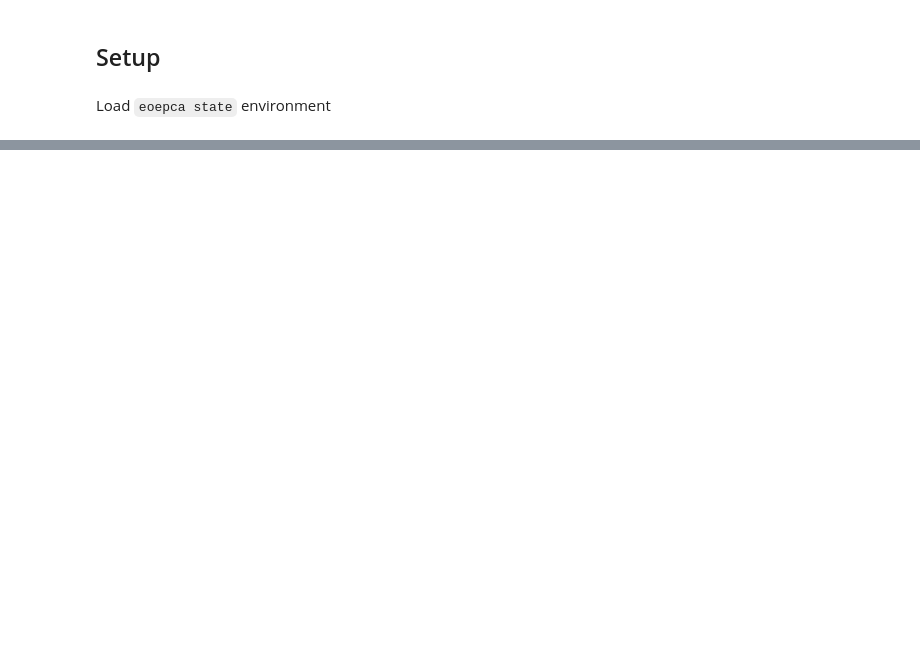
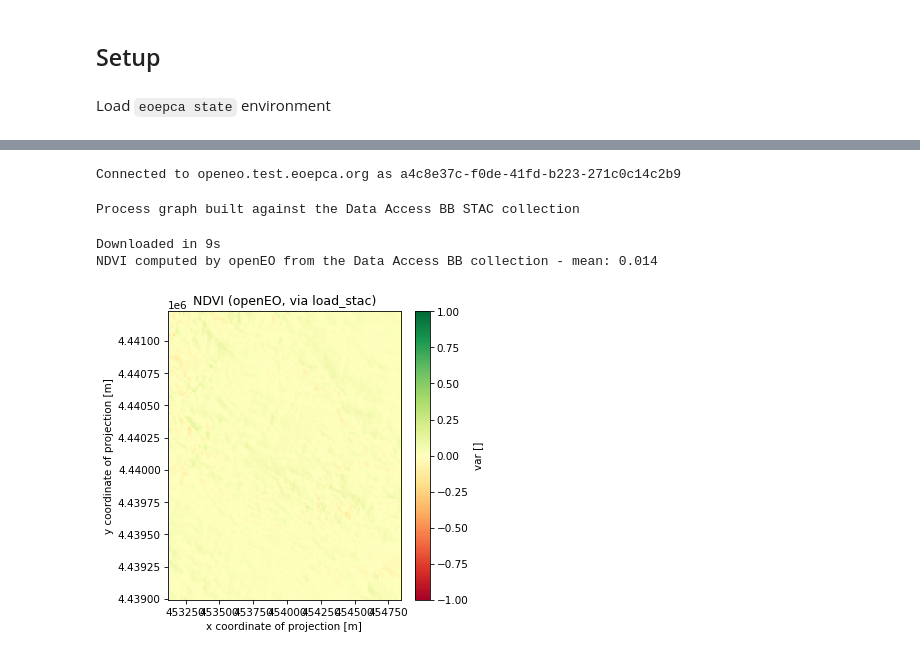
Before and after one commit to EOEPCA/deployment-guide, a Jupyter notebook: notebooks/examples/datacube-access/datacube-access.ipynb, the cells around one changed output, grey strips where cells are left out. Cells and saved outputs as stored; diff of their text form; code cells hidden in the pictures; blank space fills up the shorter version.

```diff
--- a/notebooks/examples/datacube-access/datacube-access.ipynb
+++ b/notebooks/examples/datacube-access/datacube-access.ipynb
@@ -318,0 +285,55 @@ if test_results:
+# %%
+# openeo_connect
+# A bounded timeout: this backend runs a real dry-run (asset metadata scan) synchronously as part
+# of executing a load_stac cube, which can take a few minutes depending on cluster load - generous,
+# but bounded, so a genuinely stuck backend fails clearly instead of hanging the notebook.
+with test_cell('openeo_connect'):
+    access_token = get_access_token(username, password, openeo_client_id)
+    connection = openeo.connect(url=openeo_backend, default_timeout=180)
+    connection.session.headers.update({'Authorization': f'Bearer oidc/eoepca/{access_token}'})
+    me = connection.describe_account()
+    print(f"Connected to {openeo_backend} as {me.get('user_id', username)}")
+# %% [output]
+Connected to openeo.test.eoepca.org as a4c8e37c-f0de-41fd-b223-271c0c14c2b9
+# %%
+# openeo_load_stac
+# Small AOI - this backend fetches asset metadata per collection item, so keep it tight for a quick demo.
+aoi = {'west': -33.55, 'south': 40.10, 'east': -33.53, 'north': 40.12}
+
+with test_cell('openeo_load_stac'):
+    cube = connection.load_stac(
+        url=f'{eoapi_domain}/stac/collections/{collection_id}',
+        spatial_extent=aoi,
+        temporal_extent=['2025-10-30', '2025-10-31'],
+        bands=['B04', 'B08'],
+    )
+    ndvi = cube.reduce_dimension(dimension='bands', reducer=lambda d: (d[1] - d[0]) / (d[1] + d[0]))
+    print('Process graph built against the Data Access BB STAC collection')
+# %% [output]
+Process graph built against the Data Access BB STAC collection
+# %%
+# openeo_ndvi_result
+import time
+import xarray
+
+with test_cell('openeo_ndvi_result'):
+    t0 = time.time()
+    ndvi.download('datacube-access-ndvi.nc')
+    print(f'Downloaded in {time.time() - t0:.0f}s')
+
+    result = xarray.load_dataset('datacube-access-ndvi.nc')
+    var_name = max(result.data_vars, key=lambda v: result[v].ndim)  # skip the CF grid_mapping var
+    ndvi_data = result[var_name]
+    assert ndvi_data.notnull().any(), 'NDVI result is entirely no-data'
+
+    ndvi_mean = float(ndvi_data.mean())
+    print(f'NDVI computed by openEO from the Data Access BB collection - mean: {ndvi_mean:.3f}')
+
+    plt.figure(figsize=(5, 5), dpi=75)
+    ndvi_data.squeeze().plot.imshow(cmap='RdYlGn', vmin=-1, vmax=1)
+    plt.title('NDVI (openEO, via load_stac)')
+    plt.show()
+# %% [output]
+Downloaded in 9s
+NDVI computed by openEO from the Data Access BB collection - mean: 0.014
+[figure, added]
```
Also changed, not shown: parts of 41 cells of this notebook, 1 other file.
